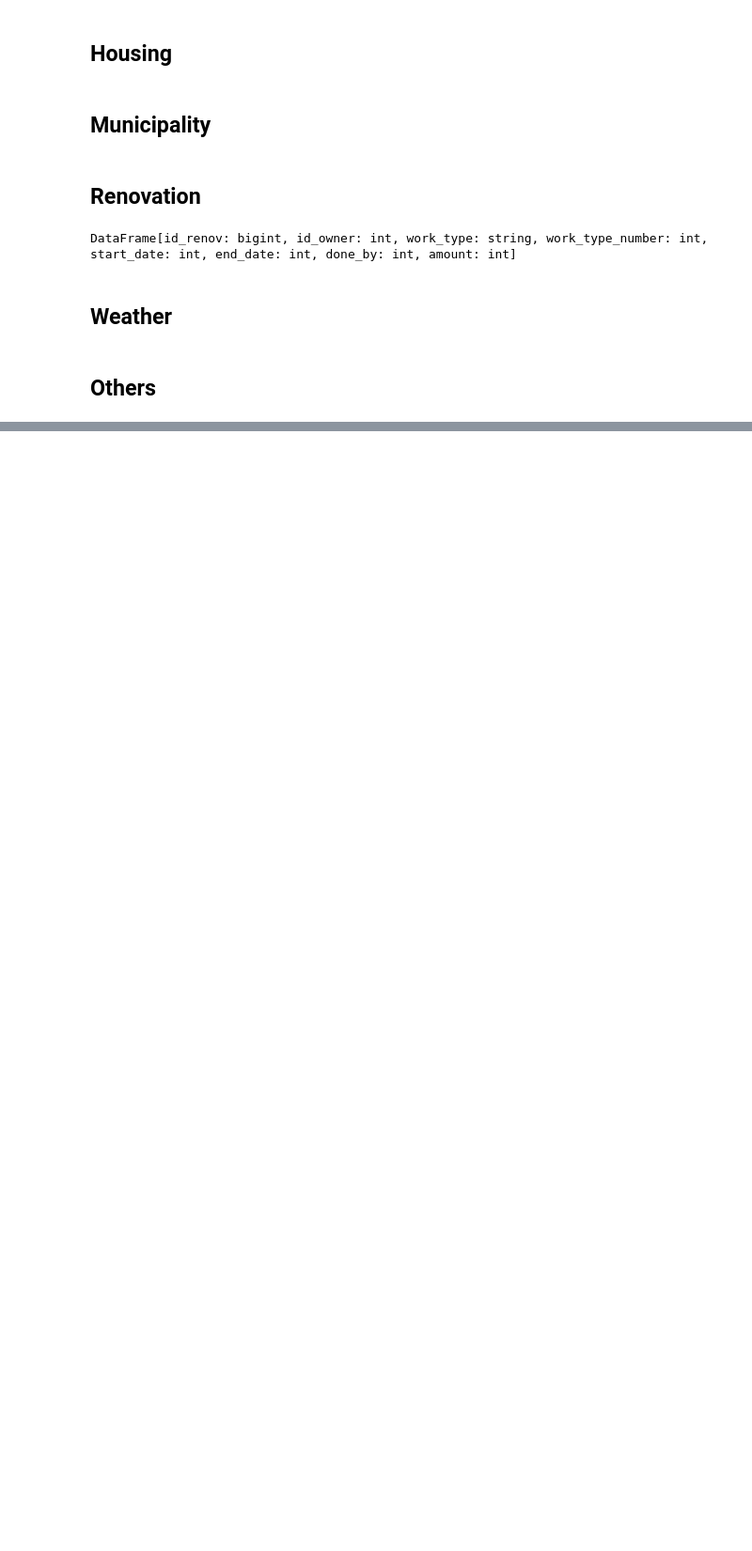
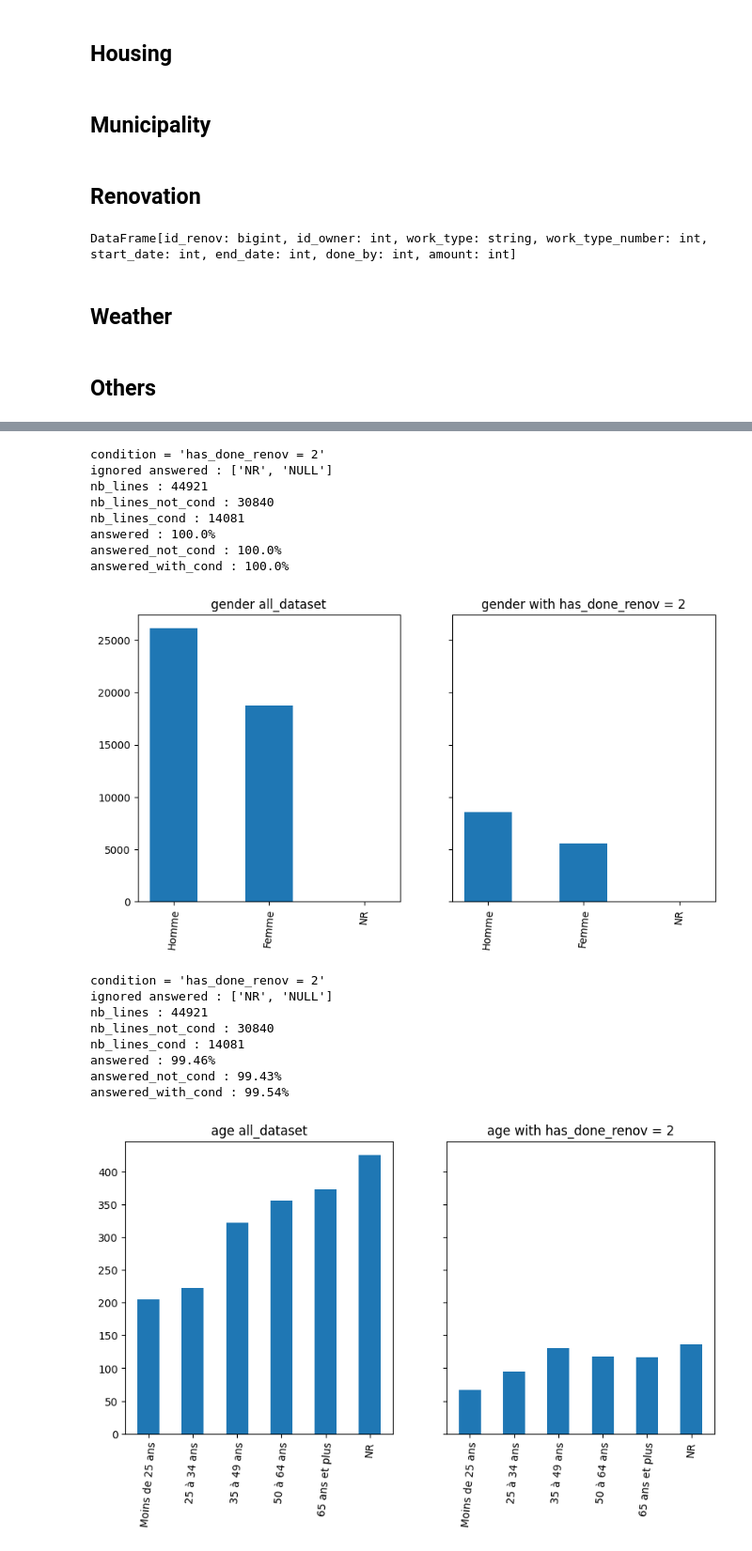
Before and after one commit to axrocheteau/renov_local, a Jupyter notebook: model.ipynb, the cells around one changed output, grey strips where cells are left out. Shown at 94% size. Drawn from its saved outputs; the diff is of its cells as text; code cells hidden in the pictures; blank space fills up the shorter version.

```diff
--- a/model.ipynb
+++ b/model.ipynb
@@ -560,9 +560,12 @@ def calculate_key_figure(study_all, study, variable, condition, not_answered):
 
         figures = {
             'nb_lines': nb_lines,
+            'nb_lines_not_cond' : nb_lines - nb_lines_cond,
             f'nb_lines_cond': nb_lines_cond,
             'answered' : round(nb_answered * 100/nb_lines, 2),
+            'answered_not_cond' : round((nb_answered - nb_answered_cond) * 100 / (nb_lines - nb_lines_cond), 2),
             'answered_with_cond' : round(nb_answered_cond * 100/nb_lines_cond, 2)
+
         }
     else:
         figures = {
@@ -762,0 +790,32 @@ answered_with_cond : 21.52%
+# %%
+hist(Owner, "gender", "has_done_renov = 2", 'main_rs1', not_answered=[])
+hist(Owner, "age", "has_done_renov = 2", 'main_rs2', not_answered=[])
+hist(Owner, "work_state", "has_done_renov = 2", 'main_rs5', not_answered=[])
+hist(Owner, "job", "has_done_renov = 2", 'main_rs6', not_answered=[])
+hist(Owner, "home_state", "has_done_renov = 2", 'main_Q100', not_answered=[])
+hist(Owner, "arrival_date", "has_done_renov = 2", 'main_Q44', not_answered=[])
+hist(Owner, "nb_persons_home", "has_done_renov = 2", 'main_RS102', not_answered=[])
+hist(Owner, "income_home", "has_done_renov = 2", 'main_RS182', not_answered=[])
+hist(Owner, "amount_help", "has_done_renov = 2", 'main_Q73', not_answered=[])
+hist(Owner, "loan_amount", "has_done_renov = 2", 'main_Q75', not_answered=[])
+hist(Owner, "loan_rate", "has_done_renov = 2", 'main_Q76', not_answered=[])
+hist(Owner, "loan_duration", "has_done_renov = 2", 'main_Q77', not_answered=[])
+# %% [output]
+condition = 'has_done_renov = 2'
+ignored answered : ['NR', 'NULL']
+nb_lines : 44921
+nb_lines_not_cond : 30840
+nb_lines_cond : 14081
+answered : 100.0%
+answered_not_cond : 100.0%
+answered_with_cond : 100.0%
+[figure, added]
+condition = 'has_done_renov = 2'
+ignored answered : ['NR', 'NULL']
+nb_lines : 44921
+nb_lines_not_cond : 30840
+nb_lines_cond : 14081
+answered : 99.46%
+answered_not_cond : 99.43%
+answered_with_cond : 99.54%
+[figure, added]
```
Also changed, not shown: parts of 6 cells of this notebook, 2 other files.
